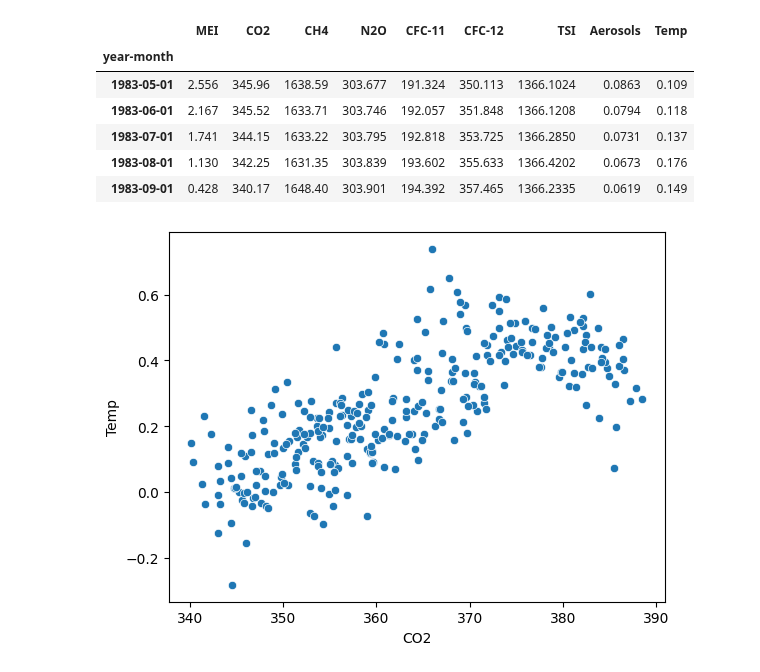
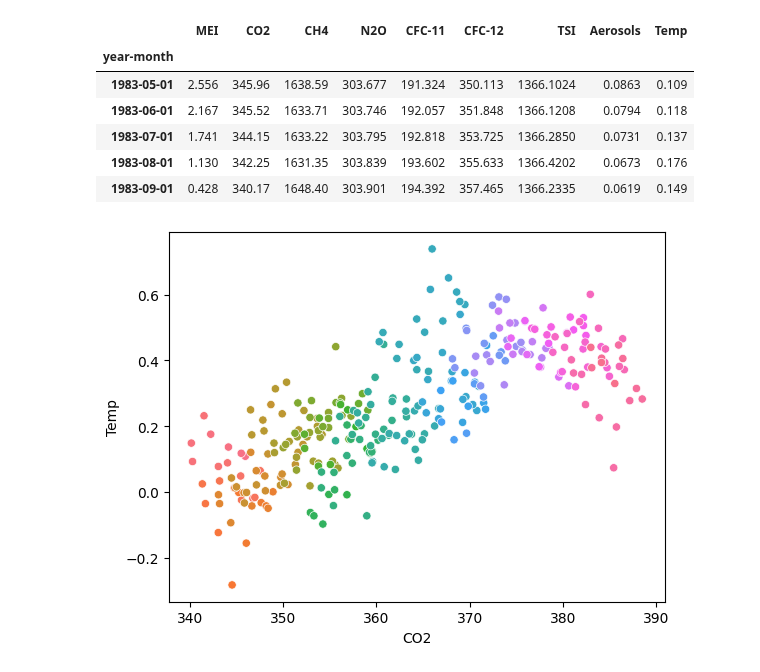
Before and after one commit to HayateSato/DS_Practice, a Jupyter notebook: Matplotlib.ipynb, the cells around one changed output. Drawn from its saved outputs; the diff is of its cells as text; code cells hidden in the pictures.

Commit message:
deactivating the legend by legend=False

```diff
--- a/Matplotlib.ipynb
+++ b/Matplotlib.ipynb
@@ -337,7 +337,7 @@ csv_file.head()
 | 1983-08-01 | 1.130 | 342.25 | 1631.35 | 303.839 | 193.602 | 355.633 | 1366.4202 | 0.0673 | 0.176 |
 | 1983-09-01 | 0.428 | 340.17 | 1648.40 | 303.901 | 194.392 | 357.465 | 1366.2335 | 0.0619 | 0.149 |
 # %%
-sns.scatterplot(x="CO2", y="Temp", data=csv_file)
+sns.scatterplot(x="CO2", y="Temp", hue=csv_file.index, data=csv_file, legend=False)
 plt.show()
 # %% [output]
-[figure, old version]
+[figure, new version]
```
